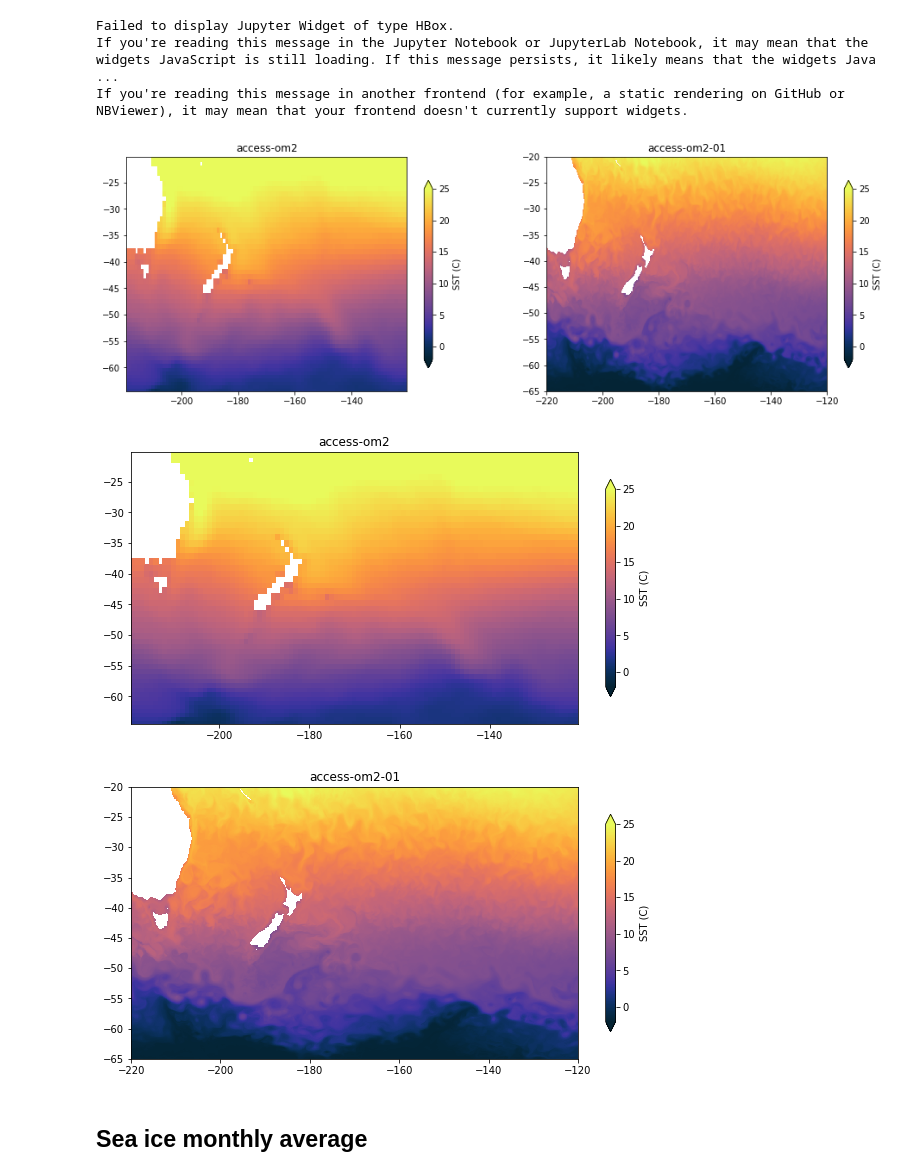
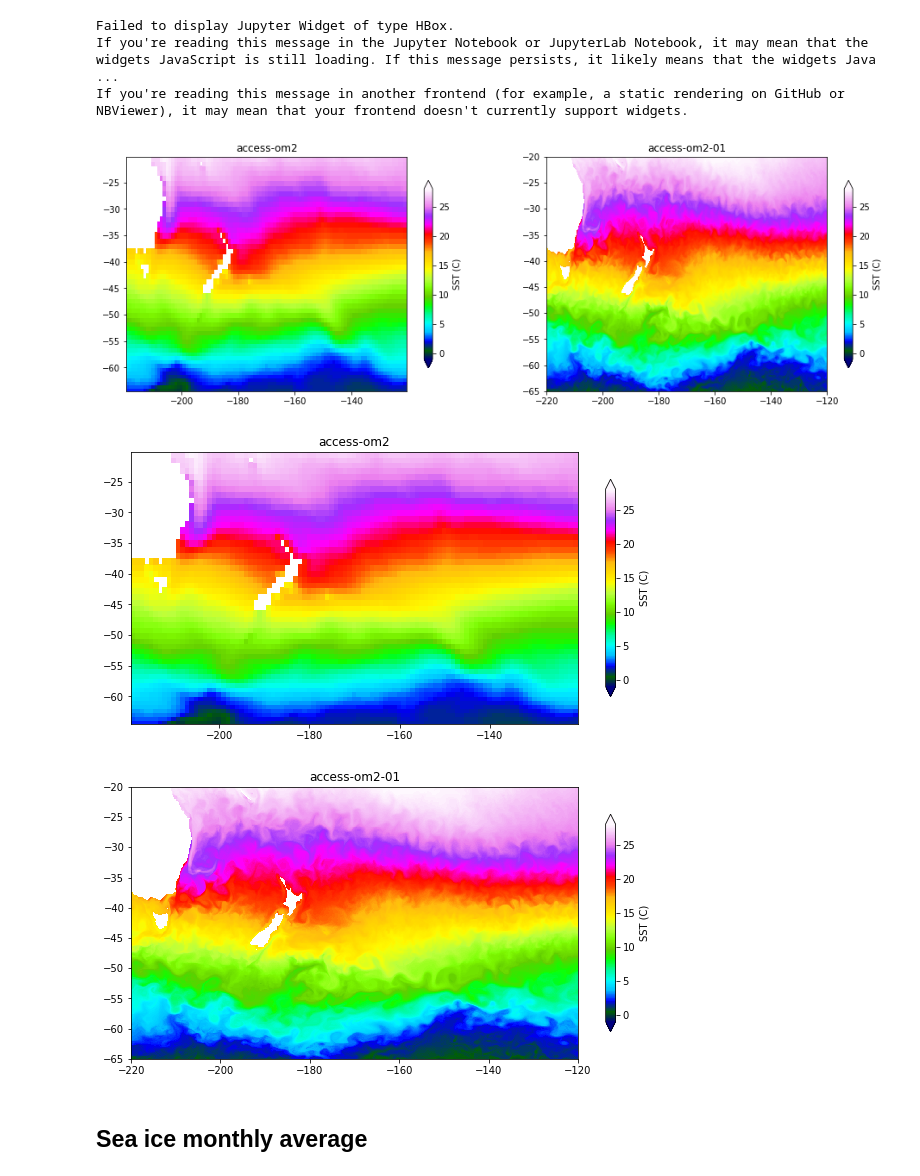
Before and after one commit to aekiss/cosima-cookbook, a Jupyter notebook: notebooks/AK-AMOS-2018-figures.ipynb, the cells around one changed output. Cells and saved outputs as stored; diff of their text form; code cells hidden in the pictures.

```diff
--- a/notebooks/AK-AMOS-2018-figures.ipynb
+++ b/notebooks/AK-AMOS-2018-figures.ipynb
@@ -26,7 +26,7 @@ fields = []
 # location = [ minlon, maxlon, minlat, maxlat ]
 location = [140-360,240-360,-65,-20]  # EAC, ACC, South Pacific
 # location = [140-360,190-360,-65,-20]  # EAC and ACC
-# location = [145-360,175-360,-45,-20]  # EAC
+location = [145-360,175-360,-45,-20]  # EAC
 # location = [125-360,155-360,25,50]  # Kuroshio
 # location = [-85,-50,25,50]  # Gulf Stream
 # location = [10,40,-45,-20]  # Agulhas
@@ -87,8 +87,8 @@ plt.savefig(fname,dpi=300)
 # %%
 # separate fig for each case
 for i, config in enumerate(configs):
-#     fig = plt.figure(figsize=(5,5))
-    fig = plt.figure(figsize=(10,5))
+    fig = plt.figure(figsize=(5,5))
+#     fig = plt.figure(figsize=(10,5))
     ax = plt.axes()
     cax = ax.pcolormesh(fields[i].xu_ocean, fields[i].yu_ocean, fields[i],
                         shading='flat', cmap=cm.cm.thermal, vmin=0, vmax=.8)
@@ -151,27 +151,27 @@ for i, config in enumerate(configs):
     fname += config + '_' + expts[i] + '_'
     ax = fig.add_subplot(1, len(configs), i+1)
     cax = ax.pcolormesh(fields[i].xt_ocean, fields[i].yt_ocean, fields[i]-273.15,
-                        shading='flat', cmap=cm.cm.thermal, vmin=-2, vmax=25)
+                        shading='flat', cmap=plt.cm.gist_ncar, vmin=-1, vmax=28)
     fig.colorbar(cax,shrink=0.8,label='SST (C)',extend='both')
     plt.title(config, fontsize=12)
 fname += str(int(location[0])) + '_to_' + str(int(location[1])) + 'E_' + str(int(location[2])) + '_to_' + str(int(location[3])) + 'N.png'
 plt.savefig(fname,dpi=300)
 # %% [output]
-[figure, old version]
+[figure, new version]
 # %%
 # separate fig for each case
 for i, config in enumerate(configs):
 #     fig = plt.figure(figsize=(5,5))
     fig = plt.figure(figsize=(10,5))
     ax = plt.axes()
     cax = ax.pcolormesh(fields[i].xt_ocean, fields[i].yt_ocean, fields[i]-273.15,
-                        shading='flat', cmap=cm.cm.thermal, vmin=-2, vmax=25)
+                        shading='flat', cmap=plt.cm.gist_ncar, vmin=-1, vmax=28)
     fig.colorbar(cax,shrink=0.8,label='SST (C)',extend='both')
     plt.title(config, fontsize=12)
     plt.savefig('../../figures/sst_' + config + '_' + expts[i] + '_' + str(int(location[0])) + '_to_' + str(int(location[1])) + 'E_' + str(int(location[2])) + '_to_' + str(int(location[3])) + 'N.png',dpi=300)
 # %% [output]
-[figure, old version]
+[figure, new version]
-[figure, old version]
+[figure, new version]
 # %% [markdown]
 ## Sea ice monthly average
 # %%
```
Also changed, not shown: parts of 16 cells of this notebook, 7 other files.
